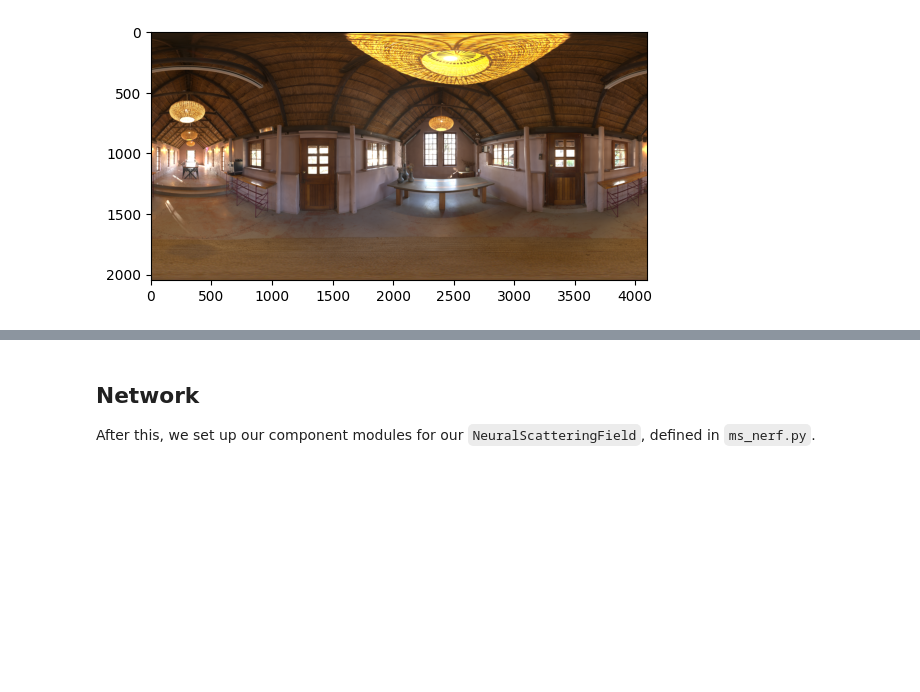
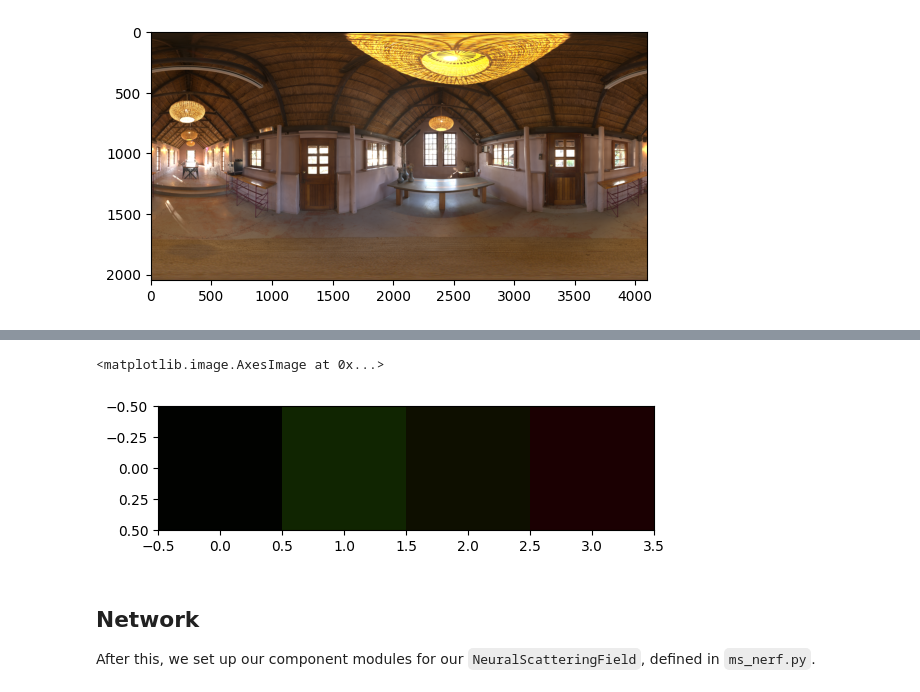
Before and after one commit to stonecodecs/neural_scattering_field, a Jupyter notebook: demo.ipynb, the cells around one changed output, grey strips where cells are left out. Saved outputs shown, nothing was run; the diff lists cells and outputs as text; code cells hidden in the pictures; blank space fills up the shorter version.

```diff
--- a/demo.ipynb
+++ b/demo.ipynb
@@ -170,3 +185,13 @@ plt.imshow(eval_env_map(torch.rand(4,10,3), torch.tensor(np.array(Image.open("en
+# %%
+## Demo of multi-scatter sampling SH lighting ##
+# this may look non-sensical right now; that is to be expected for random values
+# in practice, our model will learn these to capture radiance that makes more sense for the environment lighting
+from render import eval_sh
+
+plt.imshow(torch.mean(eval_sh(torch.rand(4,3,9), torch.rand(4,64,3), lmax=2, spherical=False), dim=-2).unsqueeze(0))
+# %% [output]
+<matplotlib.image.AxesImage at 0x...>
+[figure, added]
 # %% [markdown]
 ## Network
 After this, we set up our component modules for our `NeuralScatteringField`, defined in `ms_nerf.py`.
```
Also changed, not shown: parts of 20 cells of this notebook, 4 other files.
